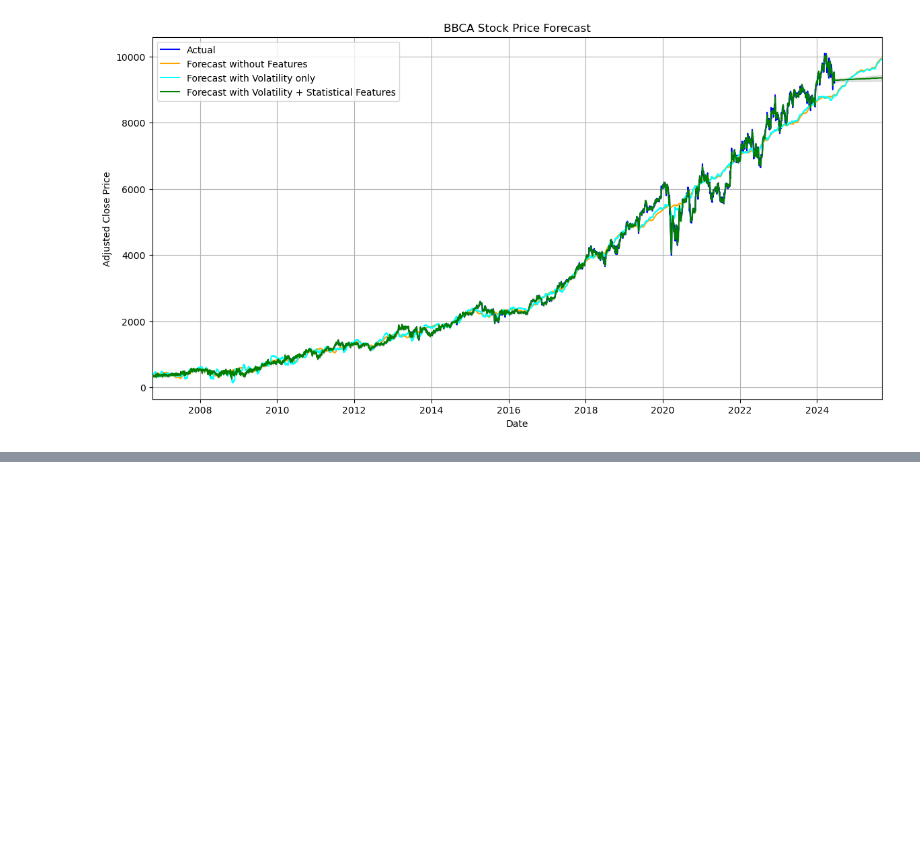
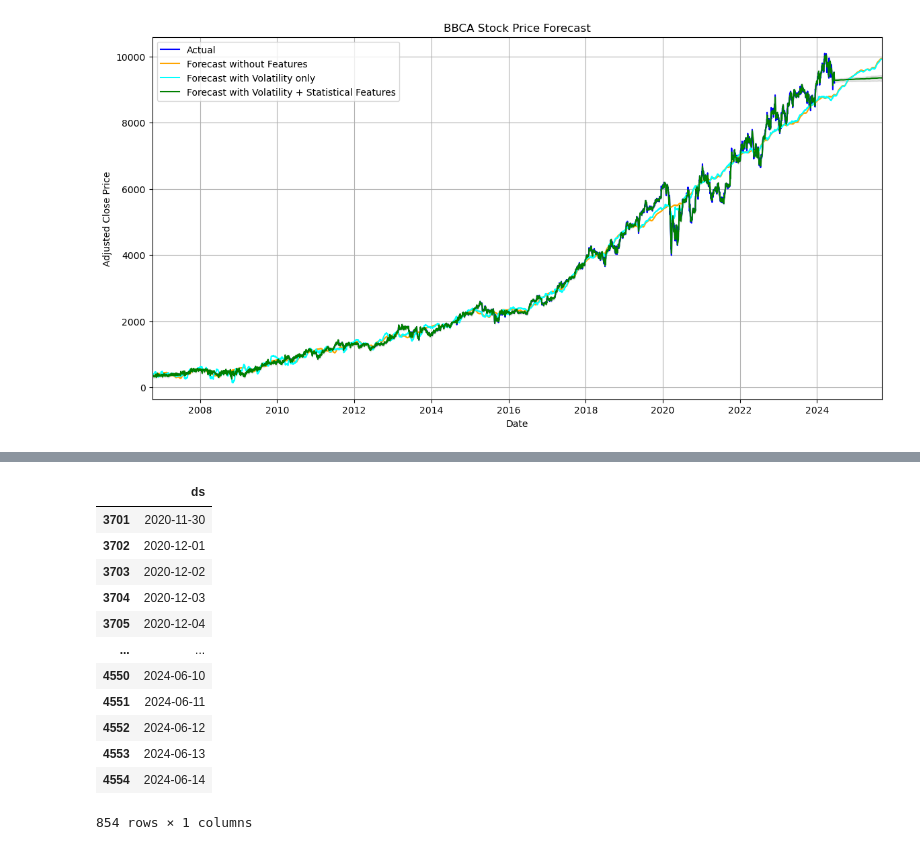
Before and after one commit to mushabtinumbang/stockForecast, a Jupyter notebook: notebooks/01_EDA_prophet.ipynb, the cells around one changed output, grey strips where cells are left out. Drawn from its saved outputs; the diff is of its cells as text; code cells hidden in the pictures; blank space fills up the shorter version.

```diff
--- a/notebooks/01_EDA_prophet.ipynb
+++ b/notebooks/01_EDA_prophet.ipynb
@@ -861,0 +1241,16 @@ Model with Additional Features - MAE: 30.498904270265847, MSE: 1566.823493332014
+# %%
+future
+# %% [output]
+|  | ds |
+| 3701 | 2020-11-30 |
+| 3702 | 2020-12-01 |
+| 3703 | 2020-12-02 |
+| 3704 | 2020-12-03 |
+| 3705 | 2020-12-04 |
+| ... | ... |
+| 4550 | 2024-06-10 |
+| 4551 | 2024-06-11 |
+| 4552 | 2024-06-12 |
+| 4553 | 2024-06-13 |
+| 4554 | 2024-06-14 |
+854 rows × 1 columns
```
Also changed, not shown: parts of 5 cells of this notebook, 3 other files.
